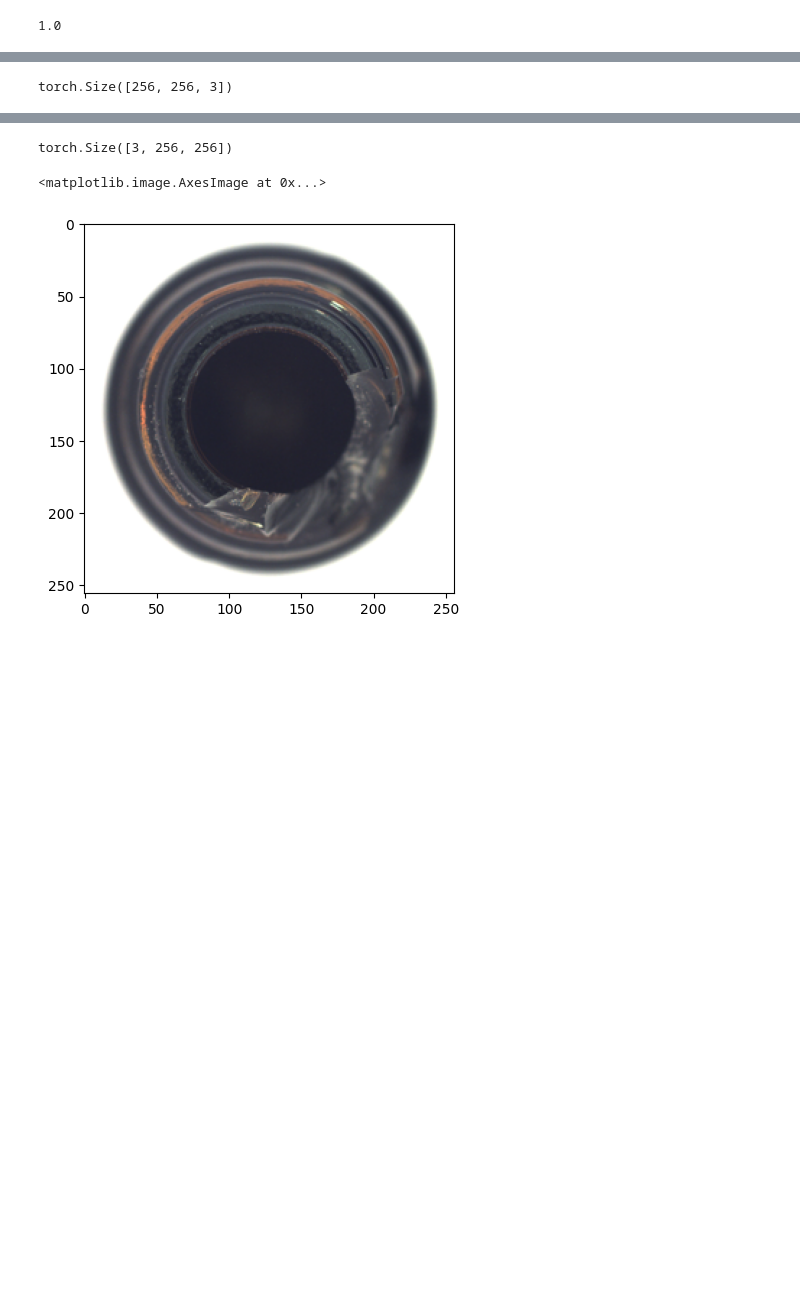
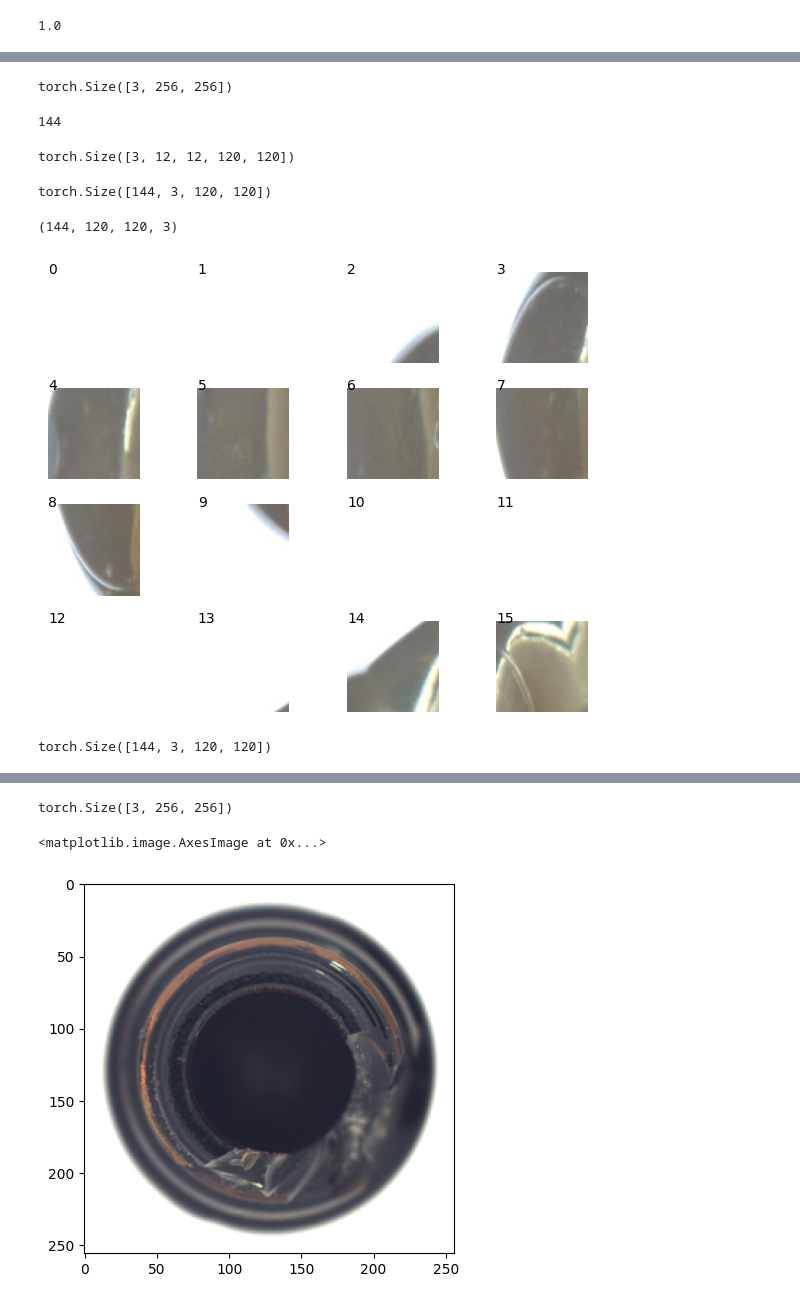
Before and after one commit to TSTB-dev/Fast_flow, a Jupyter notebook: FastFlow/0_quickstart.ipynb, the cells around one changed output, grey strips where cells are left out. Drawn from its saved outputs; the diff is of its cells as text; code cells hidden in the pictures; blank space fills up the shorter version.

Commit message:
add patch-base inference by fastflow

```diff
--- a/FastFlow/0_quickstart.ipynb
+++ b/FastFlow/0_quickstart.ipynb
@@ -213,5 +212,42 @@ plt.imshow(img)
 # %%
-img = torch.from_numpy(img)
+img = torch.from_numpy(img).permute(2, 0, 1)
 img.shape
 # %% [output]
-torch.Size([256, 256, 3])
+torch.Size([3, 256, 256])
+# %%
+patch_size = 120
+num_patch = (img_size ** 2)//(patch_size**2)
+step = 120
+num_patch
+# %% [output]
+144
+# %%
+unfolded_img = img.unfold(dimension=1, size=patch_size, step=step).unfold(2, patch_size, step)
+unfolded_img.shape
+# %% [output]
+torch.Size([3, 12, 12, 120, 120])
+# %%
+out = unfolded_img.permute([1, 2, 0, 3, 4]).reshape(-1, 3, patch_size, patch_size)
+out.shape
+# %% [output]
+torch.Size([144, 3, 120, 120])
+# %%
+img_arr = out.transpose(1, -1).numpy()
+img_arr.shape
+# %% [output]
+(144, 120, 120, 3)
+# %%
+n_cols, n_rows = 4, 4
+fig, ax = plt.subplots(n_rows, n_cols)
+for i in range(n_rows*n_cols):
+    ax[i//n_cols][i%n_cols].imshow(img_arr[i])
+    ax[i//n_cols][i%n_cols].axis('off')
+    ax[i//n_cols][i%n_cols].text(0.0, 1.0, f'{i}')
+plt.tight_layout()
+# %% [output]
+[figure, added]
+# %%
+inv = torch.from_numpy(img_arr).permute([3, 0, 1, 2]).transpose(0, 1)
+inv.shape
+# %% [output]
+torch.Size([144, 3, 120, 120])
```
Also changed, not shown: parts of 5 cells of this notebook, 10 other files.
